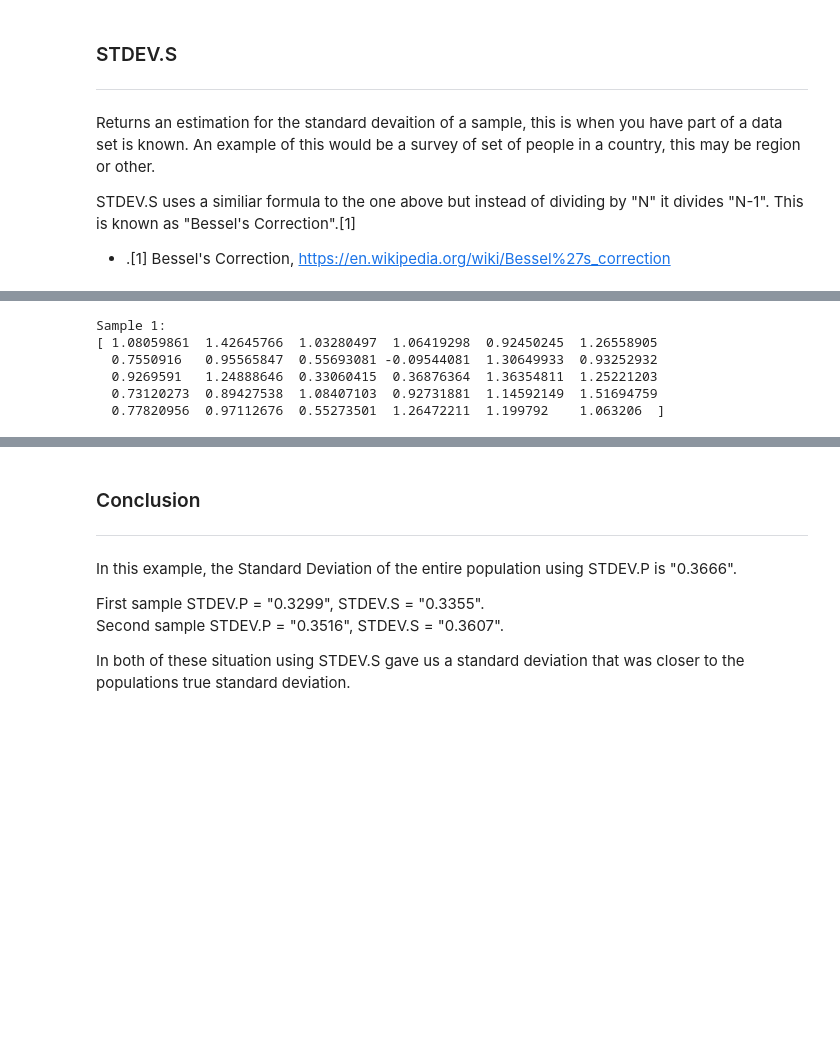
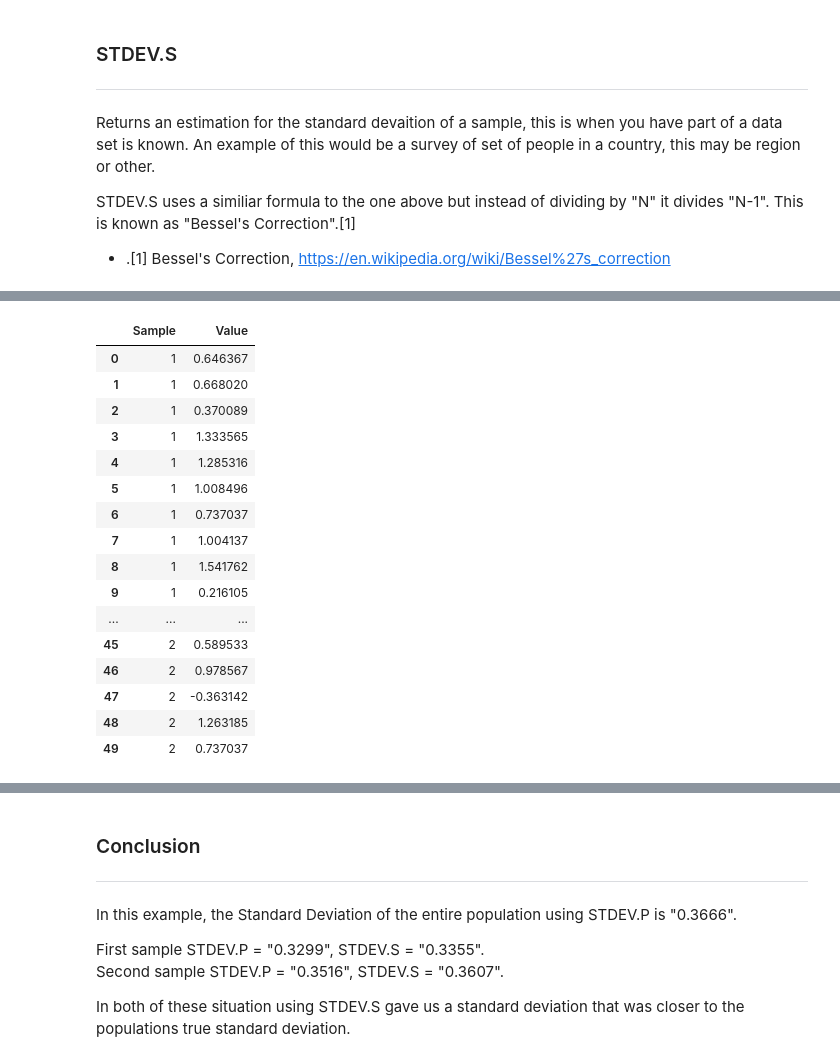
Before and after one commit to colinroche/Emerging-Tech-Assessments, a Jupyter notebook: Emerging-Tech-Assessments.ipynb, the cells around one changed output, grey strips where cells are left out. Saved outputs shown, nothing was run; the diff lists cells and outputs as text; code cells hidden in the pictures; blank space fills up the shorter version.

```diff
--- a/Emerging-Tech-Assessments.ipynb
+++ b/Emerging-Tech-Assessments.ipynb
@@ -189,21 +206,33 @@ Standard Deviation of Population A: 0.3167
 # %%
 '''
-Getting random sample set from population.
+Getting random sample sets from population.
 '''
 
 # Setting size of sample
-n1 = 30
+n1, n2 = 30, 20
 
-# Sample data set from poplution
+# Sample data sets from poplution
 sample_1 = np.random.choice(a, n1, replace=False)
+sample_2 = np.random.choice(a, n2, replace=False)
 
-# Printing the sample data set
-print("Sample 1:")
-print(sample_1)
+# Stick both samples in one data frame.
+sdf = pd.DataFrame({'Sample': ['1'] * len(sample_1) + ['2'] * len(sample_2), 'Value': np.hstack([sample_1,sample_2])})
+sdf
 # %% [output]
-Sample 1:
-[ 1.08059861  1.42645766  1.03280497  1.06419298  0.92450245  1.26558905
-  0.7550916   0.95565847  0.55693081 -0.09544081  1.30649933  0.93252932
-  0.9269591   1.24888646  0.33060415  0.36876364  1.36354811  1.25221203
-  0.73120273  0.89427538  1.08407103  0.92731881  1.14592149  1.51694759
-  0.77820956  0.97112676  0.55273501  1.26472211  1.199792    1.063206  ]
+|  | Sample | Value |
+| 0 | 1 | 0.646367 |
+| 1 | 1 | 0.668020 |
+| 2 | 1 | 0.370089 |
+| 3 | 1 | 1.333565 |
+| 4 | 1 | 1.285316 |
+| 5 | 1 | 1.008496 |
+| 6 | 1 | 0.737037 |
+| 7 | 1 | 1.004137 |
+| 8 | 1 | 1.541762 |
+| 9 | 1 | 0.216105 |
+| ... | ... | ... |
+| 45 | 2 | 0.589533 |
+| 46 | 2 | 0.978567 |
+| 47 | 2 | -0.363142 |
+| 48 | 2 | 1.263185 |
+| 49 | 2 | 0.737037 |
```
Also changed, not shown: parts of 20 cells of this notebook.
